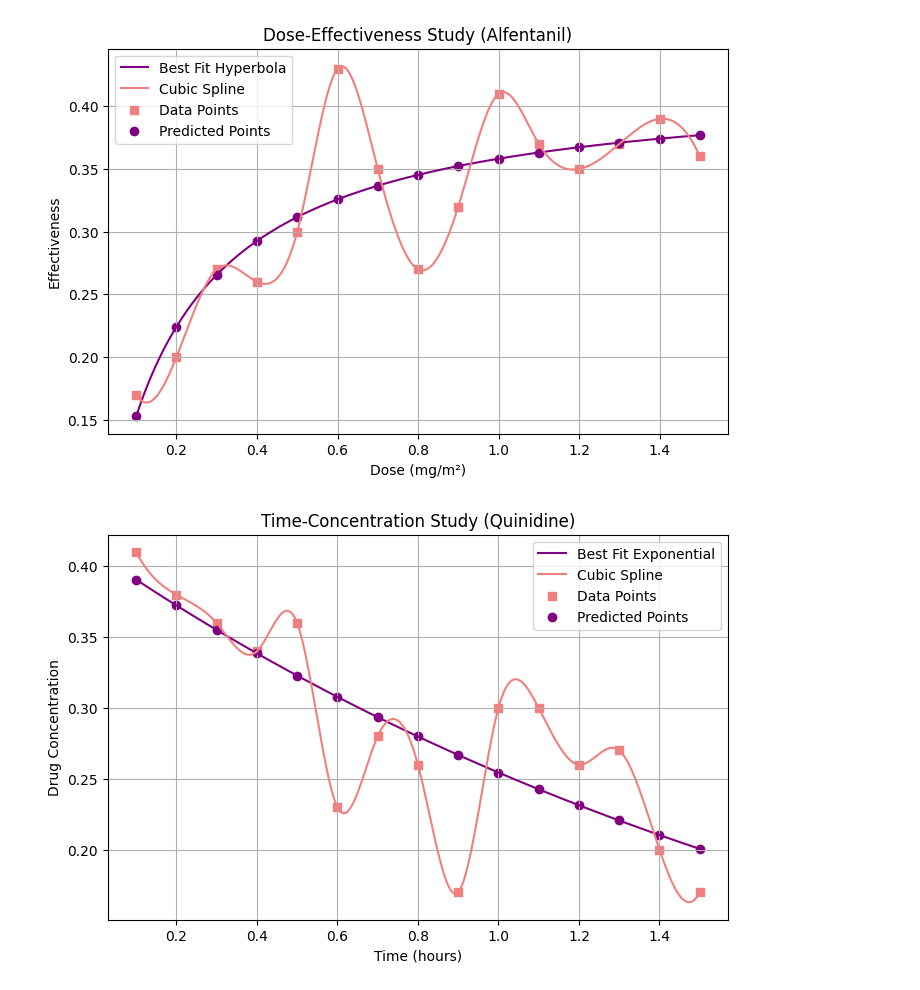
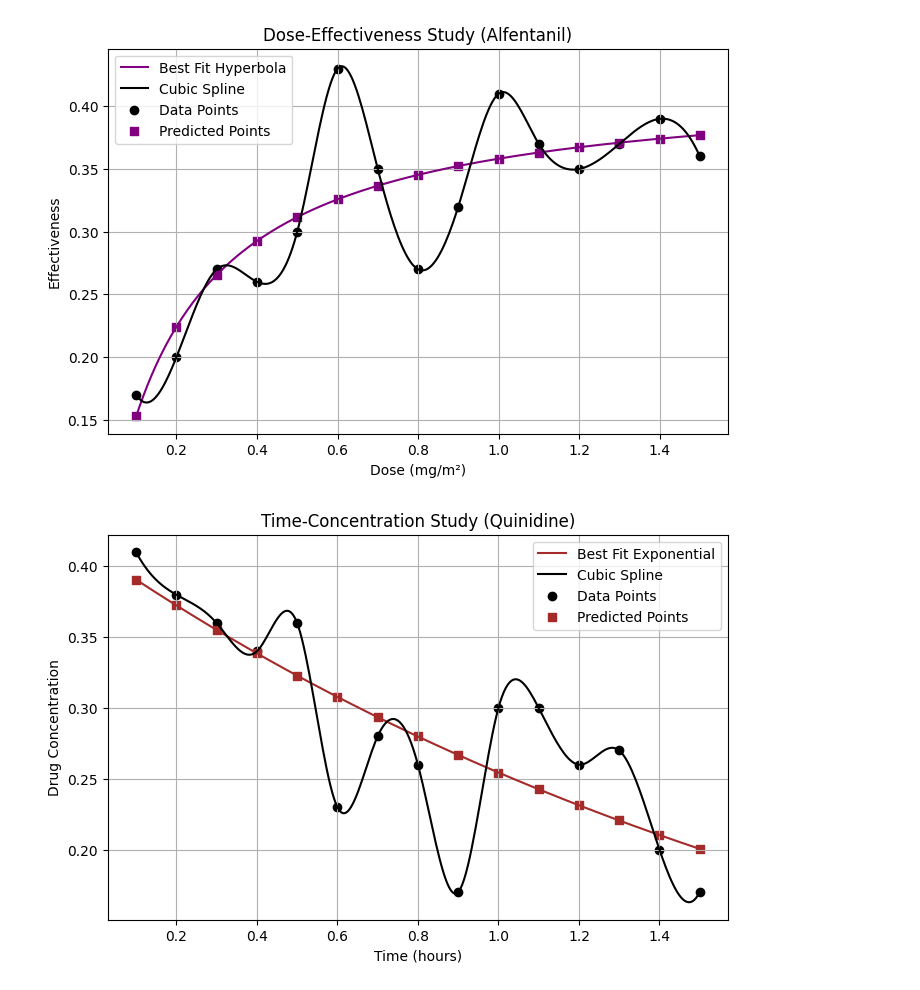
Before and after one commit to winati17/ml-in-medicine, a Jupyter notebook: ch-66.ipynb, the cells around one changed output. Cells and saved outputs as stored; diff of their text form; code cells hidden in the pictures.

```diff
--- a/ch-66.ipynb
+++ b/ch-66.ipynb
@@ -111,8 +192,4 @@ RSS: 0.02645, p-value: 1.00000
 # %%
-import pandas as pd
-import numpy as np
-import matplotlib.pyplot as plt
-from scipy.optimize import curve_fit
 from scipy.interpolate import make_interp_spline
 
 # Assuming you have the following functions defined as per the previous instructions:
@@ -127,39 +204,39 @@ params_exponential, _ = curve_fit(exponential, x_time, y_concentration)
 x_dose_smooth = np.linspace(x_dose.min(), x_dose.max(), 300)
 x_time_smooth = np.linspace(x_time.min(), x_time.max(), 300)
 
 # Generate predictions based on the fitted models
 predicted_effectiveness = hyperbola(x_dose, *params_hyperbola)
 predicted_concentration = exponential(x_time, *params_exponential)
 
 # Cubic spline interpolation for smooth curves
 spline_effectiveness = make_interp_spline(x_dose, y_effectiveness)(x_dose_smooth)
 spline_concentration = make_interp_spline(x_time, y_concentration)(x_time_smooth)
 
 # Plot for Dose-Effectiveness Study
 plt.figure(figsize=(8, 5))
 plt.plot(x_dose_smooth, hyperbola(x_dose_smooth, *params_hyperbola), label="Best Fit Hyperbola", color='purple')
-plt.plot(x_dose_smooth, spline_effectiveness, label="Cubic Spline", color='lightcoral')
-plt.scatter(x_dose, y_effectiveness, color='lightcoral', marker='s', label="Data Points")  # Original data points
-plt.scatter(x_dose, predicted_effectiveness, color='purple', marker='o', label="Predicted Points")  # Predicted points
+plt.plot(x_dose_smooth, spline_effectiveness, label="Cubic Spline", color='black')
+plt.scatter(x_dose, y_effectiveness, color='black', marker='o', label="Data Points")  # Original data points
+plt.scatter(x_dose, predicted_effectiveness, color='purple', marker='s', label="Predicted Points")  # Predicted points
 plt.xlabel("Dose (mg/m²)")
 plt.ylabel("Effectiveness")
 plt.title("Dose-Effectiveness Study (Alfentanil)")
 plt.legend()
 plt.grid(True)
 plt.show()
 
 # Plot for Time-Concentration Study
 plt.figure(figsize=(8, 5))
-plt.plot(x_time_smooth, exponential(x_time_smooth, *params_exponential), label="Best Fit Exponential", color='purple')
-plt.plot(x_time_smooth, spline_concentration, label="Cubic Spline", color='lightcoral')
-plt.scatter(x_time, y_concentration, color='lightcoral', marker='s', label="Data Points")  # Original data points
-plt.scatter(x_time, predicted_concentration, color='purple', marker='o', label="Predicted Points")  # Predicted points
+plt.plot(x_time_smooth, exponential(x_time_smooth, *params_exponential), label="Best Fit Exponential", color='brown')
+plt.plot(x_time_smooth, spline_concentration, label="Cubic Spline", color='black')
+plt.scatter(x_time, y_concentration, color='black', marker='o', label="Data Points")  # Original data points
+plt.scatter(x_time, predicted_concentration, color='brown', marker='s', label="Predicted Points")  # Predicted points
 plt.xlabel("Time (hours)")
 plt.ylabel("Drug Concentration")
 plt.title("Time-Concentration Study (Quinidine)")
 plt.legend()
 plt.grid(True)
 plt.show()
 # %% [output]
-[figure, old version]
+[figure, new version]
-[figure, old version]
+[figure, new version]
```
Also changed, not shown: parts of 5 cells of this notebook.
